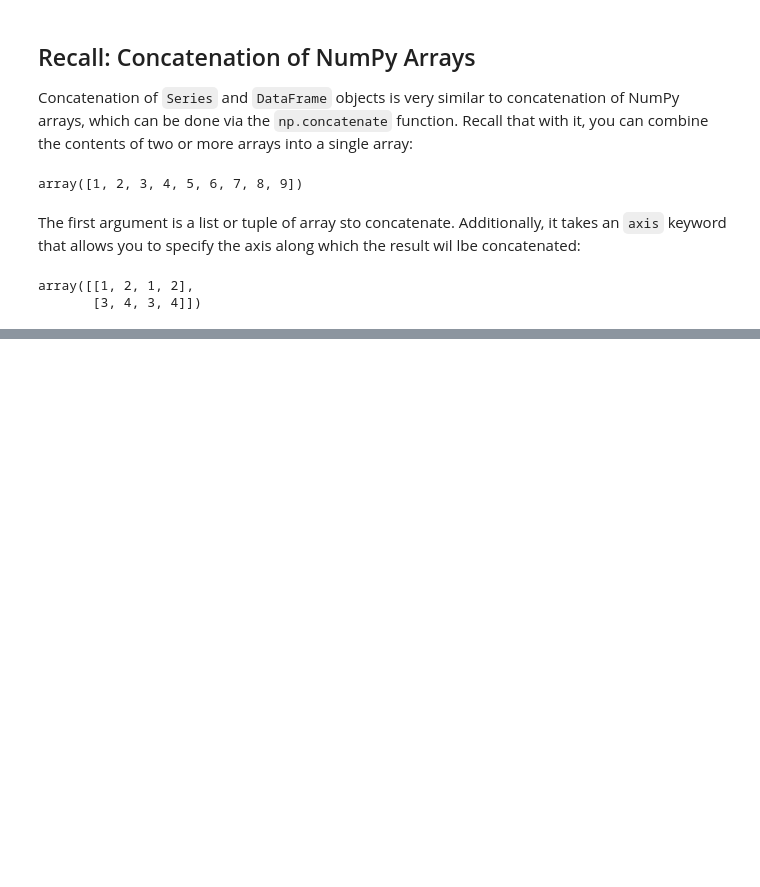
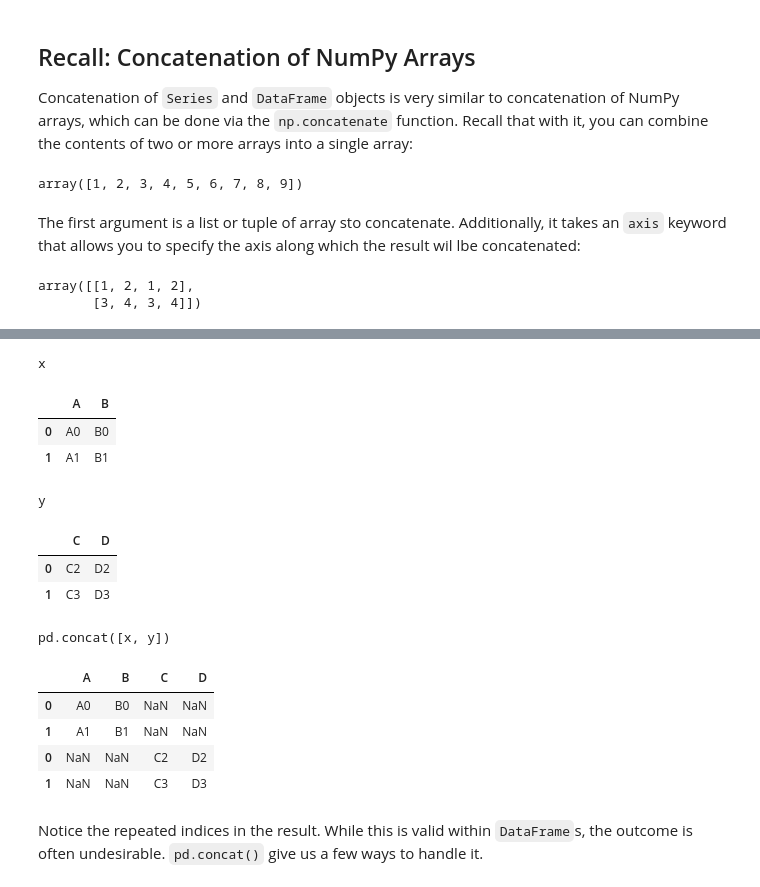
Before and after one commit to Jeffresh/python-datascience-handbook, a Jupyter notebook: pandas/concat_and_append.ipynb, the cells around one changed output, grey strips where cells are left out. Drawn from its saved outputs; the diff is of its cells as text; code cells hidden in the pictures; blank space fills up the shorter version.

```diff
--- a/pandas/concat_and_append.ipynb
+++ b/pandas/concat_and_append.ipynb
@@ -65,0 +137,23 @@ array([[1, 2, 1, 2],
+# %%
+x = make_df('AB', [0, 1])
+y = make_df('CD', [2, 3])
+y.index = x.index
+
+display('x', 'y', 'pd.concat([x, y])')
+# %% [output]
+x
+|  | A | B |
+| 0 | A0 | B0 |
+| 1 | A1 | B1 |
+y
+|  | C | D |
+| 0 | C2 | D2 |
+| 1 | C3 | D3 |
+pd.concat([x, y])
+|  | A | B | C | D |
+| 0 | A0 | B0 | NaN | NaN |
+| 1 | A1 | B1 | NaN | NaN |
+| 0 | NaN | NaN | C2 | D2 |
+| 1 | NaN | NaN | C3 | D3 |
+# %% [markdown]
+Notice the repeated indices in the result. While this is valid within `DataFrame`s, the outcome is often undesirable. `pd.concat()` give us a few ways to handle it.
```
Also changed, not shown: parts of 29 cells of this notebook.
